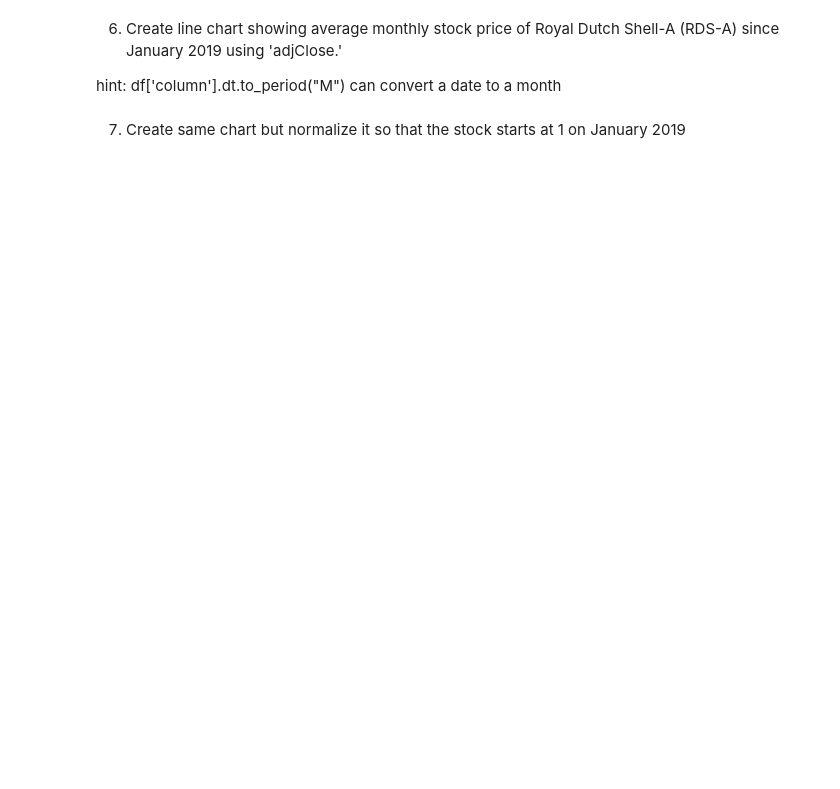
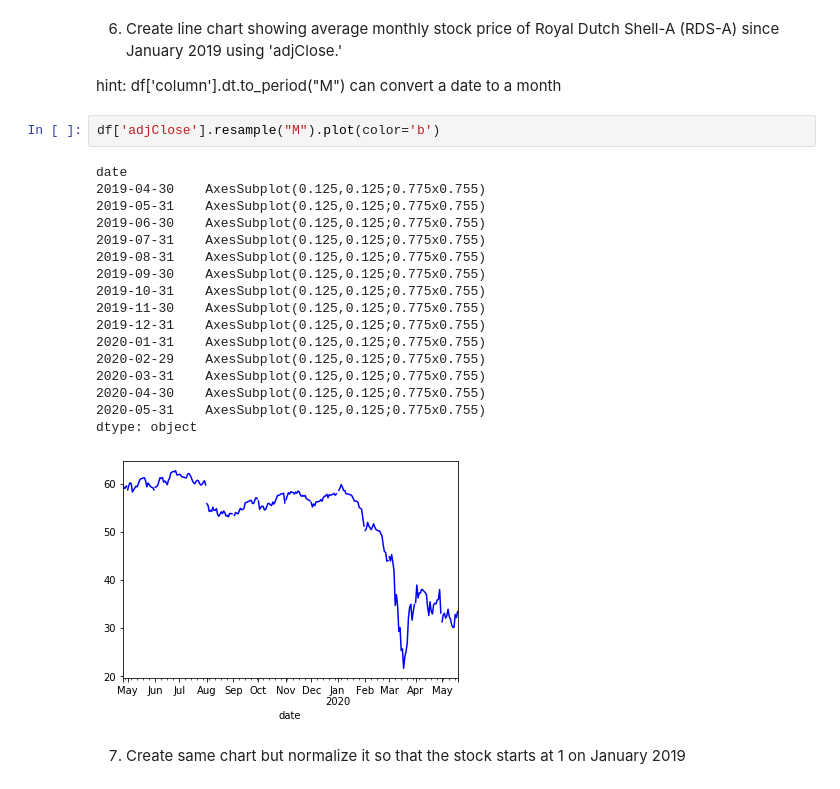
Before and after one commit to NachoLink/pyfi, a Jupyter notebook: Python for Finance/Answer Keys/PyFi 7 - Getting stock price data with an API - Answer Key.ipynb, the cells around one changed output. Cells and saved outputs as stored; diff of their text form; blank space fills up the shorter version.

```diff
--- a/Python for Finance/Answer Keys/PyFi 7 - Getting stock price data with an API - Answer Key.ipynb
+++ b/Python for Finance/Answer Keys/PyFi 7 - Getting stock price data with an API - Answer Key.ipynb
@@ -208,5 +294,25 @@ Yikes! Our returns are pretty bad just following the Bollinger Band strategy. We
 6. Create line chart showing average monthly stock price of Royal Dutch Shell-A (RDS-A) since January 2019 using 'adjClose.'
 
 hint: df['column'].dt.to_period("M") can convert a date to a month
+# %%
+df['adjClose'].resample("M").plot(color='b')
+# %% [output]
+date
+2019-04-30    AxesSubplot(0.125,0.125;0.775x0.755)
+2019-05-31    AxesSubplot(0.125,0.125;0.775x0.755)
+2019-06-30    AxesSubplot(0.125,0.125;0.775x0.755)
+2019-07-31    AxesSubplot(0.125,0.125;0.775x0.755)
+2019-08-31    AxesSubplot(0.125,0.125;0.775x0.755)
+2019-09-30    AxesSubplot(0.125,0.125;0.775x0.755)
+2019-10-31    AxesSubplot(0.125,0.125;0.775x0.755)
+2019-11-30    AxesSubplot(0.125,0.125;0.775x0.755)
+2019-12-31    AxesSubplot(0.125,0.125;0.775x0.755)
+2020-01-31    AxesSubplot(0.125,0.125;0.775x0.755)
+2020-02-29    AxesSubplot(0.125,0.125;0.775x0.755)
+2020-03-31    AxesSubplot(0.125,0.125;0.775x0.755)
+2020-04-30    AxesSubplot(0.125,0.125;0.775x0.755)
+2020-05-31    AxesSubplot(0.125,0.125;0.775x0.755)
+dtype: object
+[figure, added]
 # %% [markdown]
 7. Create same chart but normalize it so that the stock starts at 1 on January 2019
```
Also changed, not shown: parts of 17 cells of this notebook, 3 other files.
